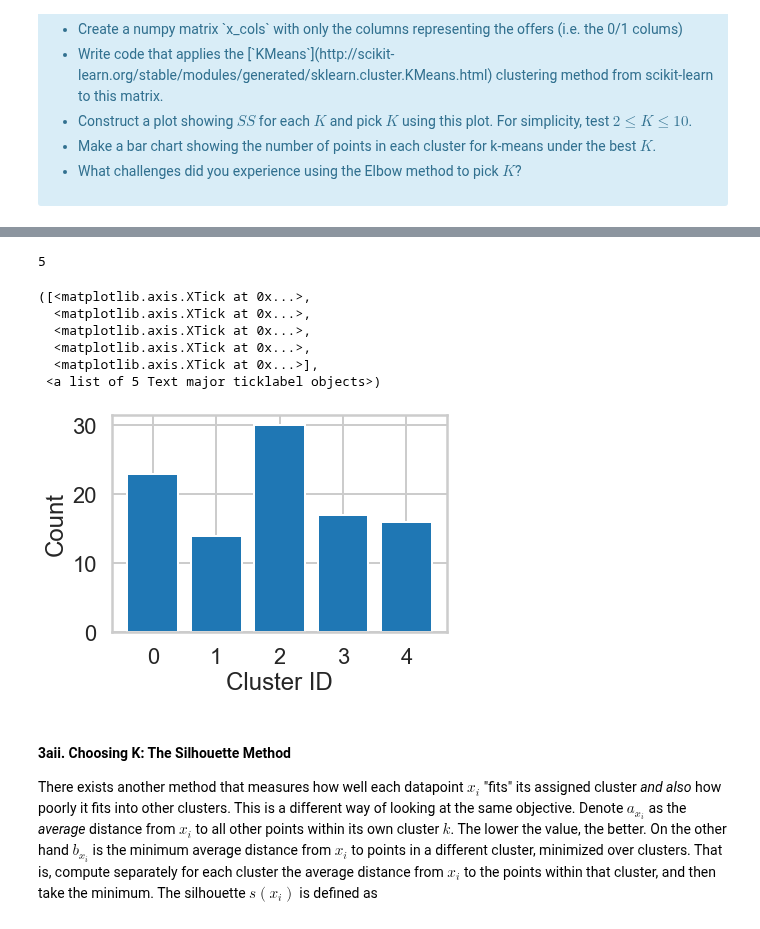
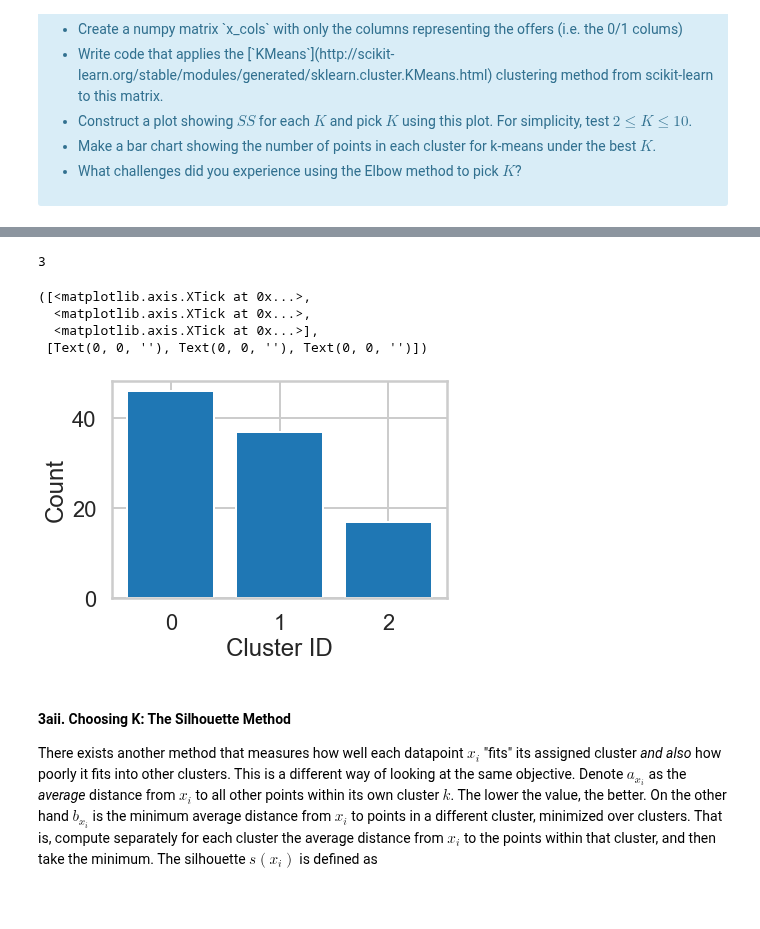
Before and after one commit to WillRobinson152/DS_Assingments, a Jupyter notebook: Mini-Projects/KMeans_CaseStudy/KMeansCaseStudy_3.ipynb, the cells around one changed output, grey strips where cells are left out. Drawn from its saved outputs; the diff is of its cells as text; code cells hidden in the pictures.

```diff
--- a/Mini-Projects/KMeans_CaseStudy/KMeansCaseStudy_3.ipynb
+++ b/Mini-Projects/KMeans_CaseStudy/KMeansCaseStudy_3.ipynb
@@ -164,25 +164,23 @@ Text(0, 0.5, 'Sum of Squares')
 # %%
-best_K = 5
+best_K = 3
 assignments_best_K = assignments[str(best_K)]
 counts = np.bincount(assignments_best_K)
 print(len(counts))
 
 # Call bar() on plt, with parameters range(best_K), counts, and align = 'center'
 plt.bar(range(best_K), counts, align='center')
 
 # Label the axes
 plt.xlabel("Cluster ID")
 plt.ylabel("Count")
 plt.xticks(range(best_K))
 # %% [output]
-5
+3
 ([<matplotlib.axis.XTick at 0x...>,
   <matplotlib.axis.XTick at 0x...>,
-  <matplotlib.axis.XTick at 0x...>,
-  <matplotlib.axis.XTick at 0x...>,
   <matplotlib.axis.XTick at 0x...>],
- <a list of 5 Text major ticklabel objects>)
+ [Text(0, 0, ''), Text(0, 0, ''), Text(0, 0, '')])
-[figure, old version]
+[figure, new version]
 # %% [markdown]
 #### 3aii. Choosing K: The Silhouette Method
 
```
Also changed, not shown: parts of 10 cells of this notebook.
